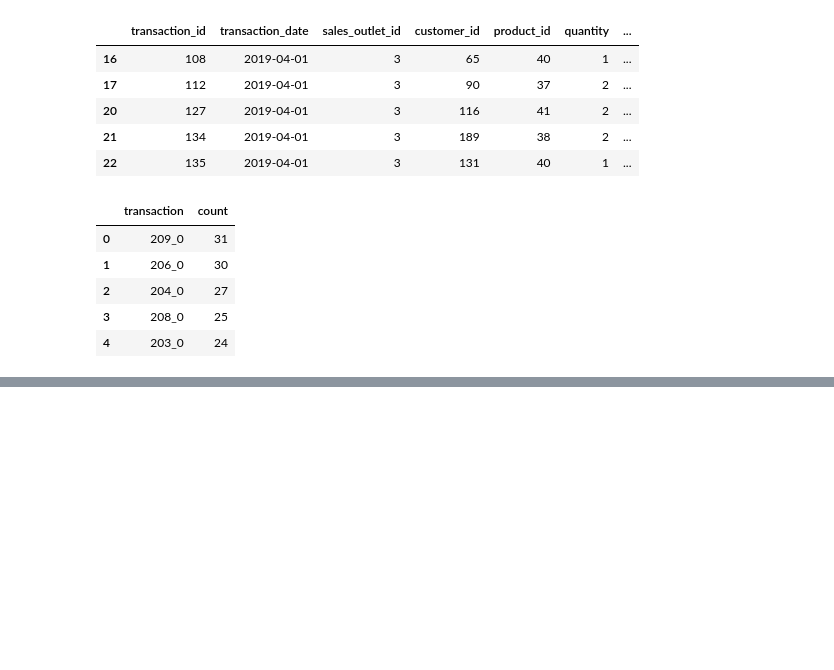
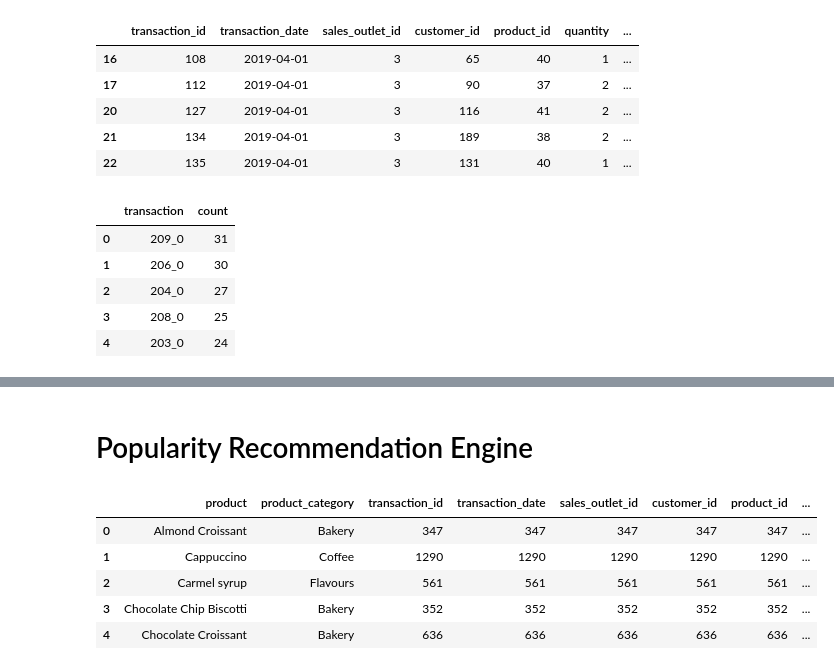
Before and after one commit to koooolaaaa/Coffe-Shop-App, a Jupyter notebook: python_code/recommendation_engine_training.ipynb, the cells around one changed output, grey strips where cells are left out. Cells and saved outputs as stored; diff of their text form; code cells hidden in the pictures; blank space fills up the shorter version.

```diff
--- a/python_code/recommendation_engine_training.ipynb
+++ b/python_code/recommendation_engine_training.ipynb
@@ -177,0 +229,13 @@ dataset.shape
+# %% [markdown]
+# Popularity Recommendation Engine
+# %%
+product_recommendation = dataset.groupby(["product","product_category"]).count().reset_index()
+# %%
+product_recommendation.head()
+# %% [output]
+|  | product | product_category | transaction_id | transaction_date | sales_outlet_id | customer_id | product_id | ... |
+| 0 | Almond Croissant | Bakery | 347 | 347 | 347 | 347 | 347 | ... |
+| 1 | Cappuccino | Coffee | 1290 | 1290 | 1290 | 1290 | 1290 | ... |
+| 2 | Carmel syrup | Flavours | 561 | 561 | 561 | 561 | 561 | ... |
+| 3 | Chocolate Chip Biscotti | Bakery | 352 | 352 | 352 | 352 | 352 | ... |
+| 4 | Chocolate Croissant | Bakery | 636 | 636 | 636 | 636 | 636 | ... |
```
Also changed, not shown: parts of 17 cells of this notebook, 1 other file.
